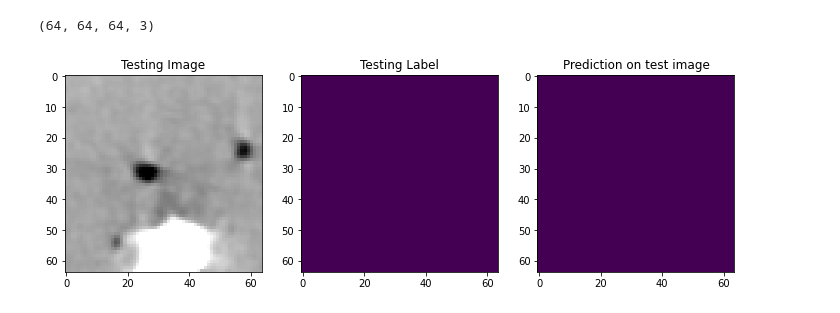
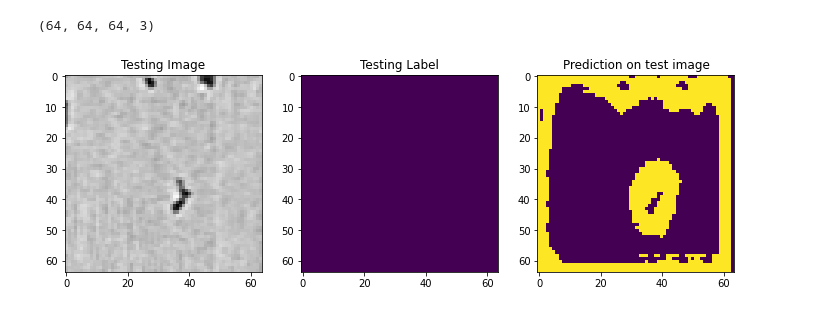
Before and after one commit to Bitasml/cs110-crapsgame, a Jupyter notebook: 3D_Segmentation_bita.ipynb, the cells around one changed output. Saved outputs shown, nothing was run; the diff lists cells and outputs as text; code cells hidden in the pictures.

```diff
--- a/3D_Segmentation_bita.ipynb
+++ b/3D_Segmentation_bita.ipynb
@@ -94,12 +92,12 @@ from sklearn.model_selection import train_test_split
 # %%
 #Load input images and masks.
 #Here we load 256x256x256 pixel volume. We will break it into patches of 64x64x64 for training.
-image = io.imread('/content/drive/MyDrive/Colab Notebooks/data/256x256x256.tiff')
+image = io.imread('/content/drive/MyDrive/Colab Notebooks/data/composite.tiff')
 image = image.astype('float')
 img_patches = patchify(image, (64, 64, 64), step=64)  #Step=64 for 64 patches means no overlap
 
 
-mask = io.imread('/content/drive/MyDrive/Colab Notebooks/data/256x256x256-mask.tif')
+mask = io.imread('/content/drive/MyDrive/Colab Notebooks/data/MASK_composite.tif')
 mask = mask.astype('float')
 mask_patches = patchify(mask, (64, 64, 64), step=64)
 # %%
@@ -310,7 +318,7 @@ plt.show()
 # %%
 #Load the pretrained model for testing and predictions.
 from keras.models import load_model
-my_model = load_model('/content/drive/MyDrive/Colab Notebooks/data/model_outputs.h5', compile=False)
+my_model = load_model('/content/drive/MyDrive/Colab Notebooks/data/model_bita_outputs.h5', compile=False)
 #If you load a different model do not forget to preprocess accordingly.
 # %%
 #Predict on the test data
@@ -359,20 +367,20 @@ print(test_img.shape)
 (64, 64, 64, 3)
 # %%
 #Plot individual slices from test predictions for verification
-slice = 50
+slice = 56
 plt.figure(figsize=(12, 8))
 plt.subplot(231)
 plt.title('Testing Image')
 plt.imshow(test_img[slice,:,:,0], cmap='gray')
 plt.subplot(232)
 plt.title('Testing Label')
 plt.imshow(ground_truth_argmax[slice,:,:])
 plt.subplot(233)
 plt.title('Prediction on test image')
 plt.imshow(test_prediction1[slice,:,:])
 plt.show()
 # %% [output]
-[figure, old version]
+[figure, new version]
 # %%
 #Break the large image (volume) into patches of same size as the training images (patches)
 large_image = io.imread('/content/drive/MyDrive/Colab Notebooks/data/256x256x256.tiff')
```
Also changed, not shown: parts of 24 cells of this notebook.
